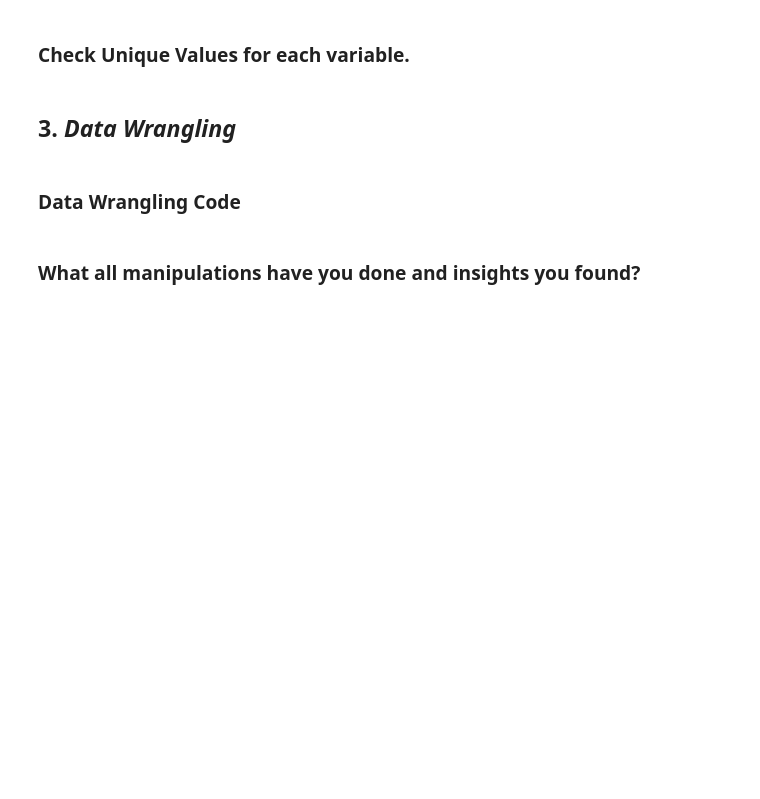
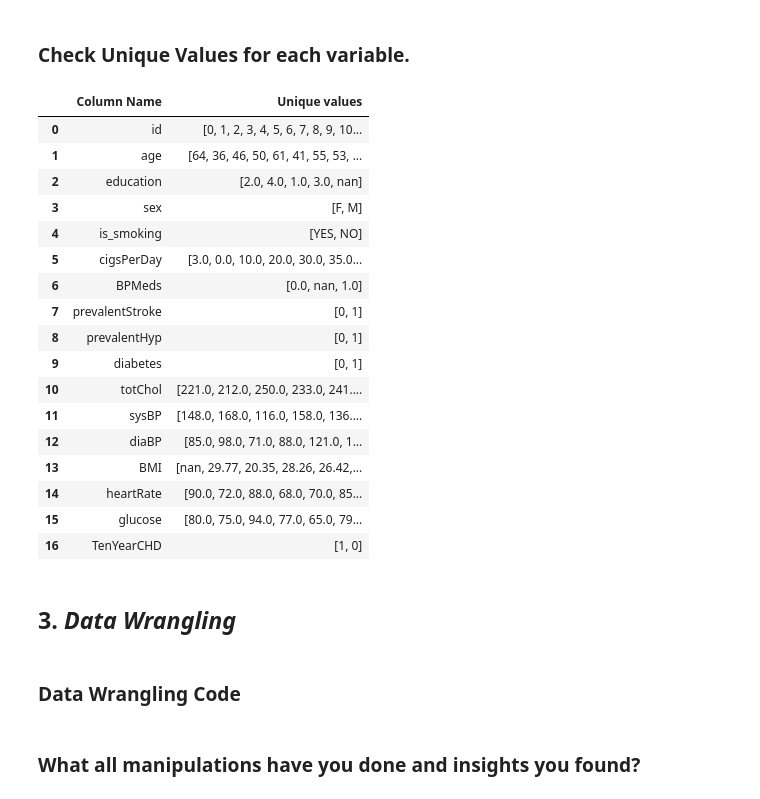
Before and after one commit to abhishekdhasmana17/Cardiovascular-Risk-Prediction, a Jupyter notebook: Cardiovascular_Risk_Prediction.ipynb, the cells around one changed output. Saved outputs shown, nothing was run; the diff lists cells and outputs as text; code cells hidden in the pictures; blank space fills up the shorter version.

```diff
--- a/Cardiovascular_Risk_Prediction.ipynb
+++ b/Cardiovascular_Risk_Prediction.ipynb
@@ -237,6 +281,26 @@ Answer Here
 ### Check Unique Values for each variable.
 # %%
 # Check Unique Values for each variable.
+pd.DataFrame([[col, data[col].unique()] for col in data], columns = ['Column Name', 'Unique values'])
+# %% [output]
+|  | Column Name | Unique values |
+| 0 | id | [0, 1, 2, 3, 4, 5, 6, 7, 8, 9, 10... |
+| 1 | age | [64, 36, 46, 50, 61, 41, 55, 53, ... |
+| 2 | education | [2.0, 4.0, 1.0, 3.0, nan] |
+| 3 | sex | [F, M] |
+| 4 | is_smoking | [YES, NO] |
+| 5 | cigsPerDay | [3.0, 0.0, 10.0, 20.0, 30.0, 35.0... |
+| 6 | BPMeds | [0.0, nan, 1.0] |
+| 7 | prevalentStroke | [0, 1] |
+| 8 | prevalentHyp | [0, 1] |
+| 9 | diabetes | [0, 1] |
+| 10 | totChol | [221.0, 212.0, 250.0, 233.0, 241.... |
+| 11 | sysBP | [148.0, 168.0, 116.0, 158.0, 136.... |
+| 12 | diaBP | [85.0, 98.0, 71.0, 88.0, 121.0, 1... |
+| 13 | BMI | [nan, 29.77, 20.35, 28.26, 26.42,... |
+| 14 | heartRate | [90.0, 72.0, 88.0, 68.0, 70.0, 85... |
+| 15 | glucose | [80.0, 75.0, 94.0, 77.0, 65.0, 79... |
+| 16 | TenYearCHD | [1, 0] |
 # %% [markdown]
 ## 3. ***Data Wrangling***
 # %% [markdown]
```
Also changed, not shown: parts of 4 cells of this notebook.
